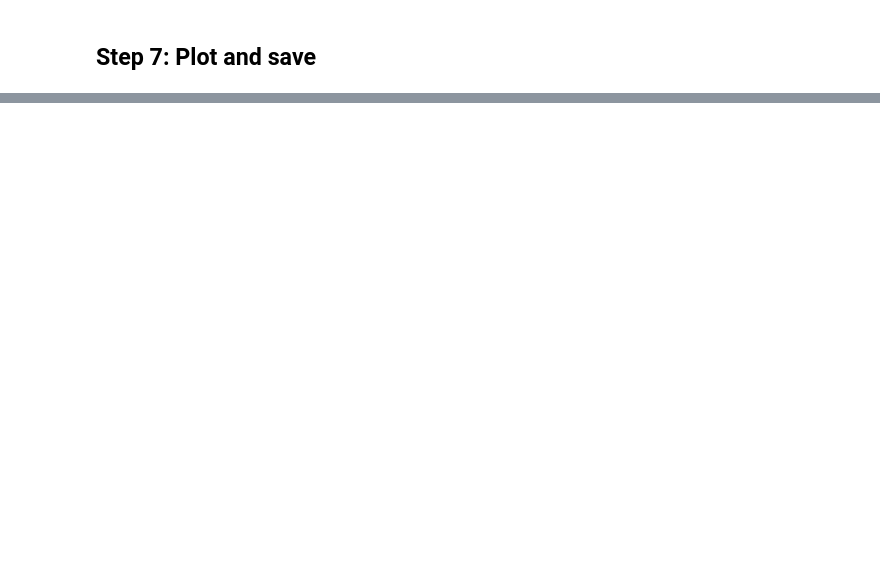
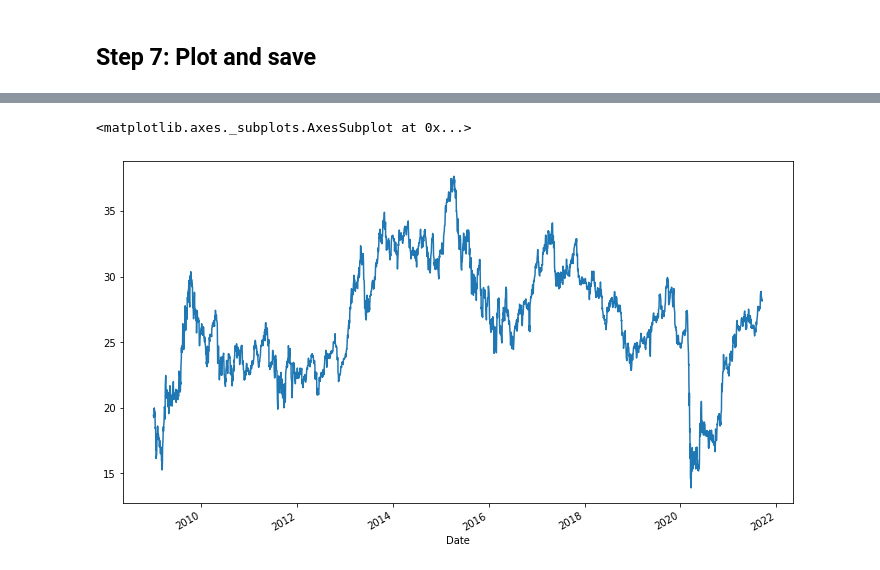
Before and after one commit to steve-keys/ISYS5002_portfolio, a Jupyter notebook: asx_stock_returns_steps_(1).ipynb, the cells around one changed output, grey strips where cells are left out. Drawn from its saved outputs; the diff is of its cells as text; code cells hidden in the pictures; blank space fills up the shorter version.

```diff
--- a/asx_stock_returns_steps_(1).ipynb
+++ b/asx_stock_returns_steps_(1).ipynb
@@ -208,0 +243,5 @@ Name: Close, Length: 3212, dtype: float64
+# %%
+Close.plot(figsize=(12,7))
+# %% [output]
+<matplotlib.axes._subplots.AxesSubplot at 0x...>
+[figure, added]
```
Also changed, not shown: parts of 11 cells of this notebook.
